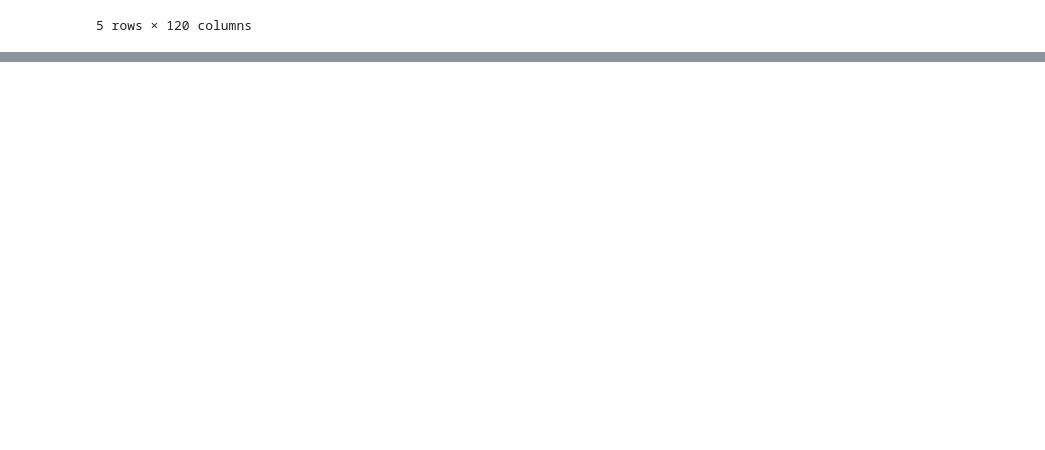
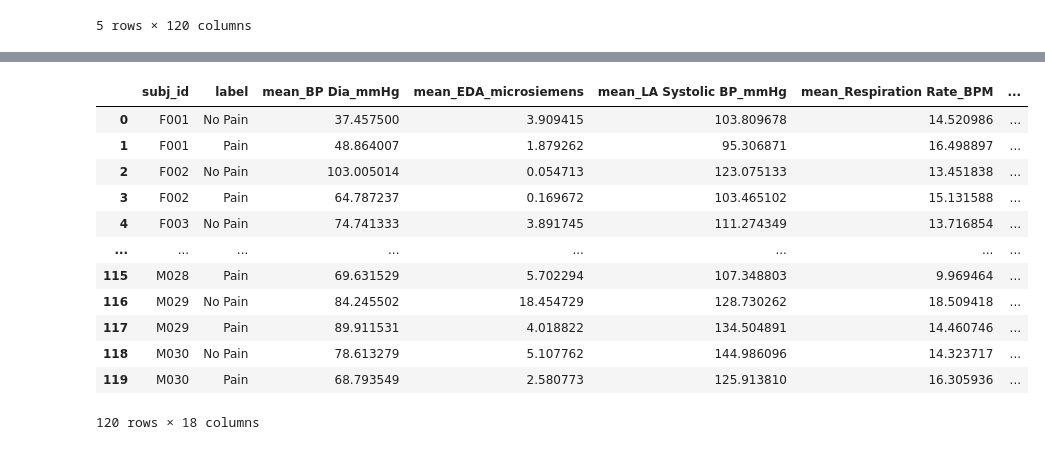
Before and after one commit to paabram/Affective-Computing, a Jupyter notebook: P2/explore.ipynb, the cells around one changed output, grey strips where cells are left out. Saved outputs shown, nothing was run; the diff lists cells and outputs as text; code cells hidden in the pictures; blank space fills up the shorter version.

```diff
--- a/P2/explore.ipynb
+++ b/P2/explore.ipynb
@@ -94,0 +137,4 @@ Name: 8, Length: 51304, dtype: object
+# %%
+df_flat = df_agg.copy()
+df_flat.columns = [f"{agg}_{signal}" for agg, signal in df_flat.columns]
+df_flat
@@ -94,0 +156,16 @@ Name: 8, Length: 51304, dtype: object
+# %%
+df_flat.reset_index()
+# %% [output]
+|  | subj_id | label | mean_BP Dia_mmHg | mean_EDA_microsiemens | mean_LA Systolic BP_mmHg | mean_Respiration Rate_BPM | ... |
+| 0 | F001 | No Pain | 37.457500 | 3.909415 | 103.809678 | 14.520986 | ... |
+| 1 | F001 | Pain | 48.864007 | 1.879262 | 95.306871 | 16.498897 | ... |
+| 2 | F002 | No Pain | 103.005014 | 0.054713 | 123.075133 | 13.451838 | ... |
+| 3 | F002 | Pain | 64.787237 | 0.169672 | 103.465102 | 15.131588 | ... |
+| 4 | F003 | No Pain | 74.741333 | 3.891745 | 111.274349 | 13.716854 | ... |
+| ... | ... | ... | ... | ... | ... | ... | ... |
+| 115 | M028 | Pain | 69.631529 | 5.702294 | 107.348803 | 9.969464 | ... |
+| 116 | M029 | No Pain | 84.245502 | 18.454729 | 128.730262 | 18.509418 | ... |
+| 117 | M029 | Pain | 89.911531 | 4.018822 | 134.504891 | 14.460746 | ... |
+| 118 | M030 | No Pain | 78.613279 | 5.107762 | 144.986096 | 14.323717 | ... |
+| 119 | M030 | Pain | 68.793549 | 2.580773 | 125.913810 | 16.305936 | ... |
+120 rows × 18 columns
```
Also changed, not shown: parts of 11 cells of this notebook, 3 other files.
